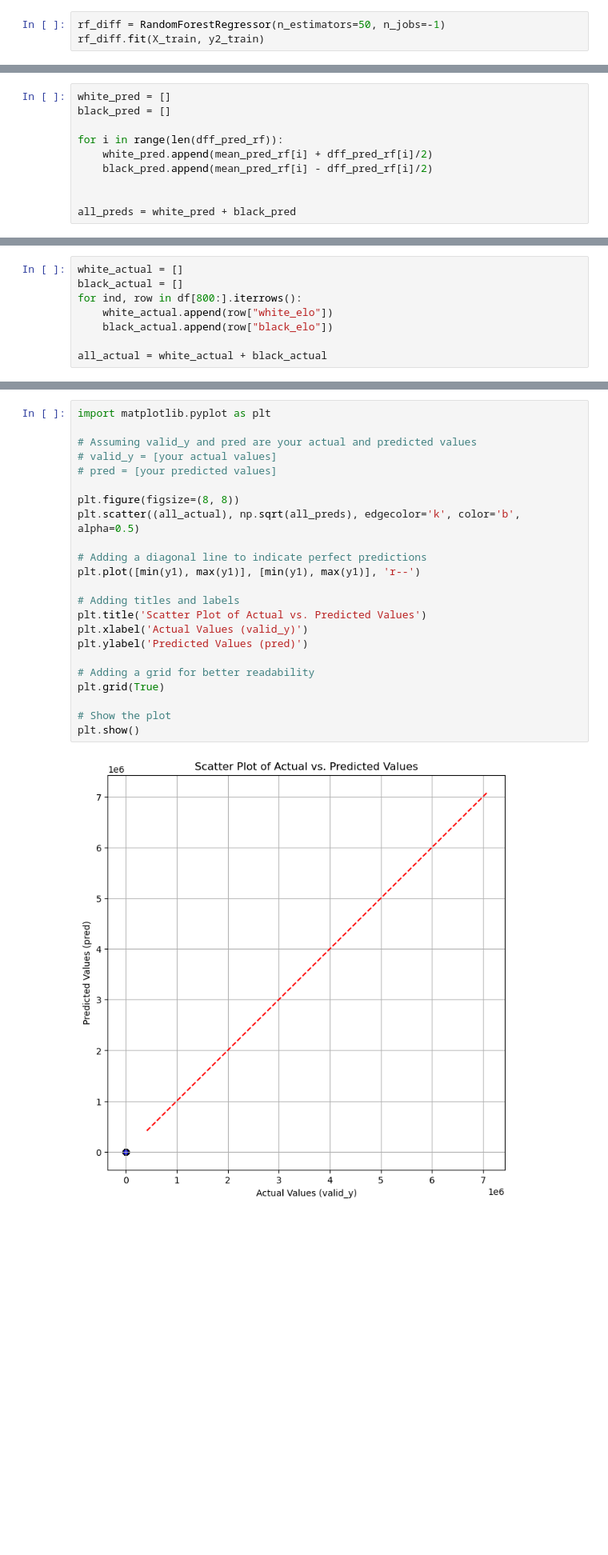
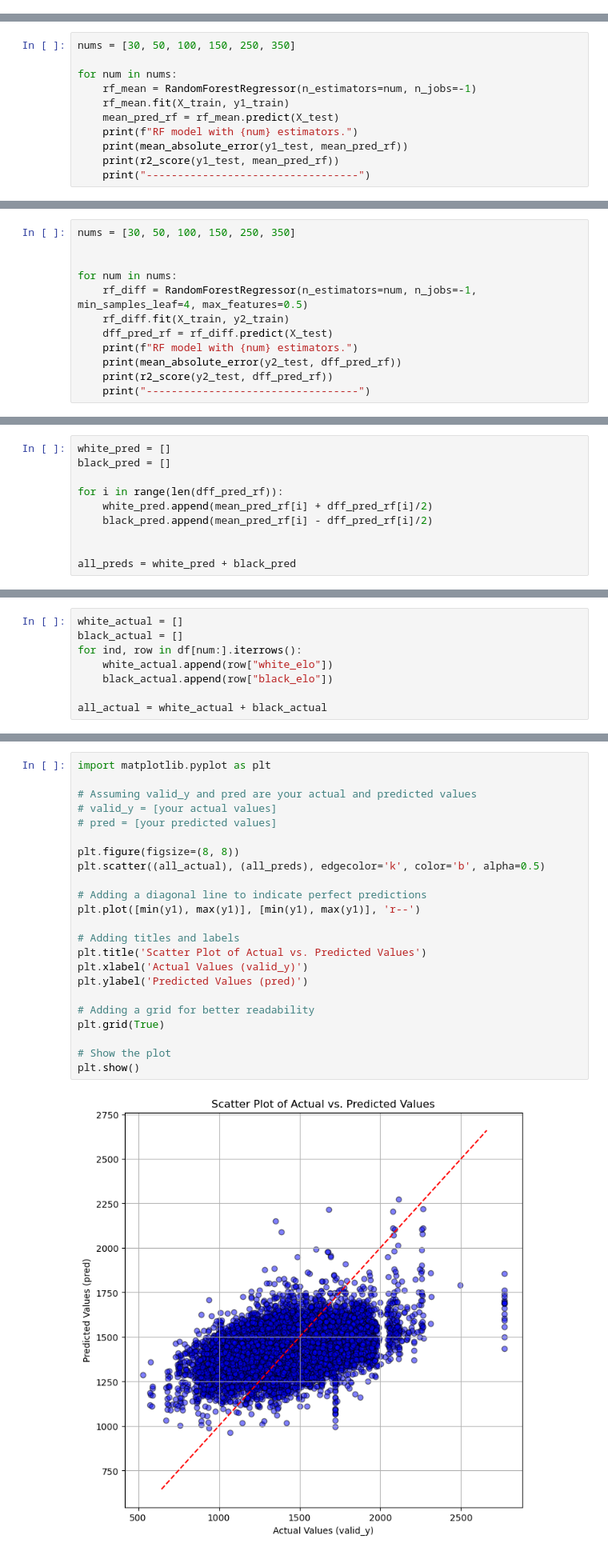
Before and after one commit to jonathan-wu1/Finding-Elo, a Jupyter notebook: rfr_model_training.ipynb, the cells around one changed output, grey strips where cells are left out. Shown: that part at 80% size. Drawn from its saved outputs; the diff is of its cells as text; blank space fills up the shorter version.

```diff
--- a/rfr_model_training.ipynb
+++ b/rfr_model_training.ipynb
@@ -143,3 +87,0 @@ print(r2_score(y1_test, mean_pred_rf))
-# %%
-rf_diff = RandomForestRegressor(n_estimators=50, n_jobs=-1)
-rf_diff.fit(X_train, y2_train)
@@ -154,0 +88,11 @@ print(r2_score(y2_test, dff_pred_rf))
+# %%
+nums = [30, 50, 100, 150, 250, 350]
+
+for num in nums:
+    rf_mean = RandomForestRegressor(n_estimators=num, n_jobs=-1)
+    rf_mean.fit(X_train, y1_train)
+    mean_pred_rf = rf_mean.predict(X_test)
+    print(f"RF model with {num} estimators.")
+    print(mean_absolute_error(y1_test, mean_pred_rf))
+    print(r2_score(y1_test, mean_pred_rf))
+    print("----------------------------------")
@@ -154,0 +104,12 @@ print(r2_score(y2_test, dff_pred_rf))
+# %%
+nums = [30, 50, 100, 150, 250, 350]
+
+
+for num in nums:
+    rf_diff = RandomForestRegressor(n_estimators=num, n_jobs=-1, min_samples_leaf=4, max_features=0.5)
+    rf_diff.fit(X_train, y2_train)
+    dff_pred_rf = rf_diff.predict(X_test)
+    print(f"RF model with {num} estimators.")
+    print(mean_absolute_error(y2_test, dff_pred_rf))
+    print(r2_score(y2_test, dff_pred_rf))
+    print("----------------------------------")
@@ -170,7 +189,7 @@ all_preds = white_pred + black_pred
 # %%
 white_actual = []
 black_actual = []
-for ind, row in df[800:].iterrows():
+for ind, row in df[num:].iterrows():
     white_actual.append(row["white_elo"])
     black_actual.append(row["black_elo"])
 
@@ -183,25 +202,25 @@ mean_absolute_error(all_actual, all_preds)
 # %%
 import matplotlib.pyplot as plt
 
 # Assuming valid_y and pred are your actual and predicted values
 # valid_y = [your actual values]
 # pred = [your predicted values]
 
 plt.figure(figsize=(8, 8))
-plt.scatter((all_actual), np.sqrt(all_preds), edgecolor='k', color='b', alpha=0.5)
+plt.scatter((all_actual), (all_preds), edgecolor='k', color='b', alpha=0.5)
 
 # Adding a diagonal line to indicate perfect predictions
 plt.plot([min(y1), max(y1)], [min(y1), max(y1)], 'r--')
 
 # Adding titles and labels
 plt.title('Scatter Plot of Actual vs. Predicted Values')
 plt.xlabel('Actual Values (valid_y)')
 plt.ylabel('Predicted Values (pred)')
 
 # Adding a grid for better readability
 plt.grid(True)
 
 # Show the plot
 plt.show()
 # %% [output]
-[figure, old version]
+[figure, new version]
```
Also changed, not shown: parts of 29 cells of this notebook, 46 other files.
